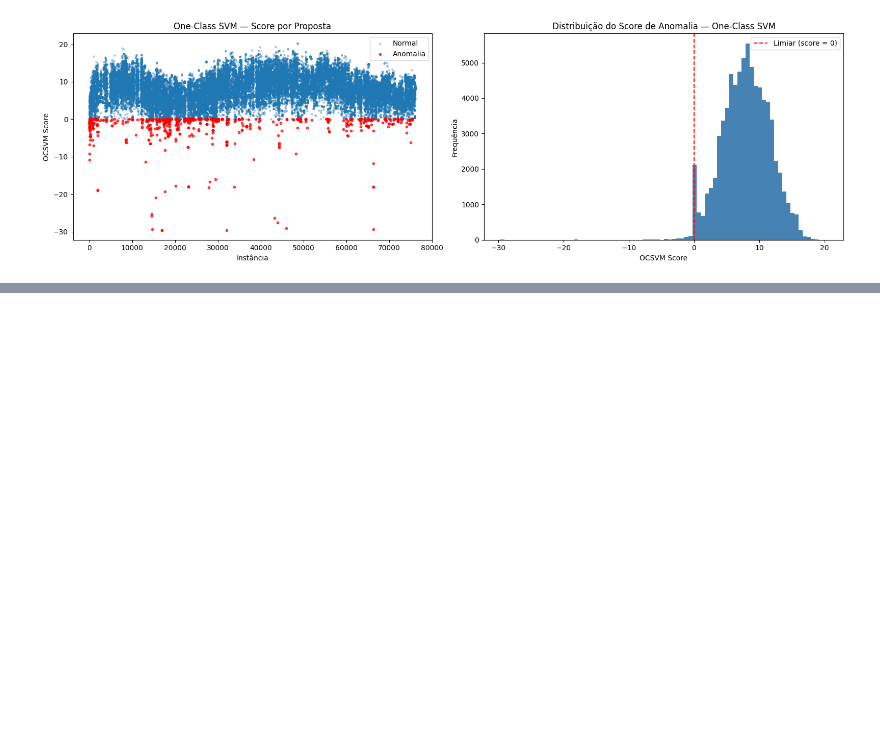
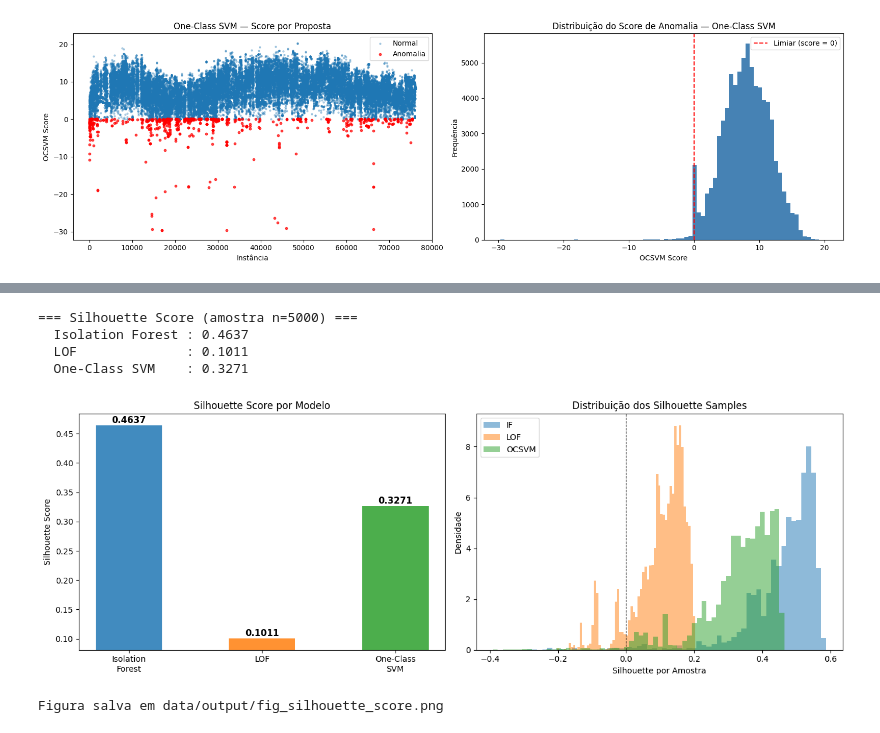
Before and after one commit to leticiagomesilva/Deteccao-Propostas-Anomalas-Licitacoes, a Jupyter notebook: notebooks/08_models.ipynb, the cells around one changed output, grey strips where cells are left out. Saved outputs shown, nothing was run; the diff lists cells and outputs as text; code cells hidden in the pictures; blank space fills up the shorter version.

```diff
--- a/notebooks/08_models.ipynb
+++ b/notebooks/08_models.ipynb
@@ -307,0 +323,59 @@ plt.show()
+# %%
+SAMPLE_SIZE = 5000
+np.random.seed(42)
+idx = np.random.choice(len(df), size=SAMPLE_SIZE, replace=False)
+
+scaler_sil = StandardScaler()
+X_sil = scaler_sil.fit_transform(df.iloc[idx][feature_cols])
+
+labels_if    = df.iloc[idx]['anomaly'].values
+labels_lof   = df.iloc[idx]['lof_anomaly'].values
+labels_ocsvm = df.iloc[idx]['ocsvm_anomaly'].values
+
+sil_if    = silhouette_score(X_sil, labels_if)
+sil_lof   = silhouette_score(X_sil, labels_lof)
+sil_ocsvm = silhouette_score(X_sil, labels_ocsvm)
+
+print(f'=== Silhouette Score (amostra n={SAMPLE_SIZE}) ===')
+print(f'  Isolation Forest : {sil_if:.4f}')
+print(f'  LOF              : {sil_lof:.4f}')
+print(f'  One-Class SVM    : {sil_ocsvm:.4f}')
+
+fig, axes = plt.subplots(1, 2, figsize=(14, 5))
+
+modelos = ['Isolation\nForest', 'LOF', 'One-Class\nSVM']
+scores  = [sil_if, sil_lof, sil_ocsvm]
+cores   = ['#1f77b4', '#ff7f0e', '#2ca02c']
+
+bars = axes[0].bar(modelos, scores, color=cores, alpha=0.85, width=0.5)
+axes[0].axhline(0, color='black', linewidth=0.8, linestyle='--')
+axes[0].set_ylim(min(scores) - 0.02, max(scores) + 0.02)
+axes[0].set_ylabel('Silhouette Score')
+axes[0].set_title('Silhouette Score por Modelo')
+for bar, val in zip(bars, scores):
+    axes[0].text(bar.get_x() + bar.get_width() / 2,
+                 bar.get_height() + 0.001,
+                 f'{val:.4f}', ha='center', va='bottom', fontsize=11, fontweight='bold')
+
+sil_samples_if    = silhouette_samples(X_sil, labels_if)
+sil_samples_lof   = silhouette_samples(X_sil, labels_lof)
+sil_samples_ocsvm = silhouette_samples(X_sil, labels_ocsvm)
+
+axes[1].hist(sil_samples_if,    bins=60, alpha=0.5, color='#1f77b4', label='IF',    density=True)
+axes[1].hist(sil_samples_lof,   bins=60, alpha=0.5, color='#ff7f0e', label='LOF',   density=True)
+axes[1].hist(sil_samples_ocsvm, bins=60, alpha=0.5, color='#2ca02c', label='OCSVM', density=True)
+axes[1].axvline(0, color='black', linewidth=0.8, linestyle='--')
+axes[1].set_xlabel('Silhouette por Amostra')
+axes[1].set_ylabel('Densidade')
+axes[1].set_title('Distribuição dos Silhouette Samples')
+axes[1].legend()
+
+plt.tight_layout()
+plt.show()
+# %% [output]
+=== Silhouette Score (amostra n=5000) ===
+  Isolation Forest : 0.4637
+  LOF              : 0.1011
+  One-Class SVM    : 0.3271
+[figure, added]
+Figura salva em data/output/fig_silhouette_score.png
```
Also changed, not shown: parts of 4 cells of this notebook, 6 other files.
